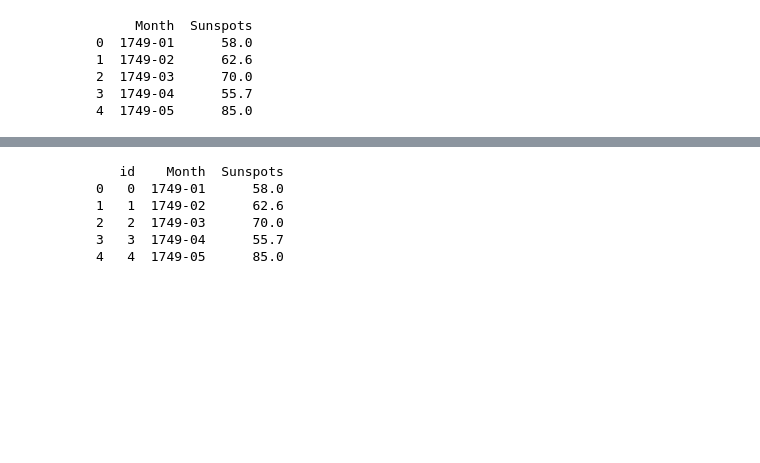
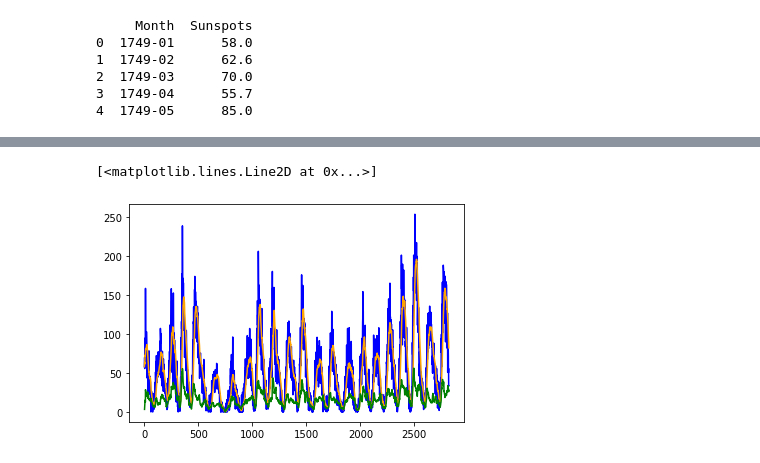
Before and after one commit to esalvucci/ssd_project, a Jupyter notebook: notebook/Sunspots_SVM.ipynb, the cells around one changed output, grey strips where cells are left out. Drawn from its saved outputs; the diff is of its cells as text; code cells hidden in the pictures; blank space fills up the shorter version.

Commit message:
finish both svr and svm (sunspots)

```diff
--- a/notebook/svr_sunspots.ipynb
+++ b/notebook/Sunspots_SVM.ipynb
@@ -19,13 +22,3 @@ fig.show()
 # %% [output]
 [interactive output not drawn]
 [interactive output not drawn]
-# %%
-df.insert(0, 'id', range(0,len(df)))
-print(df.head())
-# %% [output]
-   id    Month  Sunspots
-0   0  1749-01      58.0
-1   1  1749-02      62.6
-2   2  1749-03      70.0
-3   3  1749-04      55.7
-4   4  1749-05      85.0
@@ -31,0 +31,17 @@ print(df.head())
+# %%
+#vairanza -> qunato ogni valore si discosta dalla sua media
+#deviazione standard
+#Set number of days and standard deviations to use for rolling lookback period for Bollinger band calculation
+window = 20
+
+#Calculate rolling mean and standard deviation using number of days set above
+rolling_mean = df.Sunspots.rolling(window, min_periods=1).mean()
+rolling_std = df.Sunspots.rolling(window, min_periods=1).std()
+
+#create two new DataFrame columns to hold values of upper and lower Bollinger bands
+plt.plot(df.Sunspots, label='Dataset', color='blue')
+plt.plot(rolling_mean, label='Rolling mean (w = 20)', color='orange')
+plt.plot(rolling_std, label='Rolling standard deviation (w = 20)', color='green')
+# %% [output]
+[<matplotlib.lines.Line2D at 0x...>]
+[figure, added]
```
Also changed, not shown: parts of 18 cells of this notebook, 1 other file.
